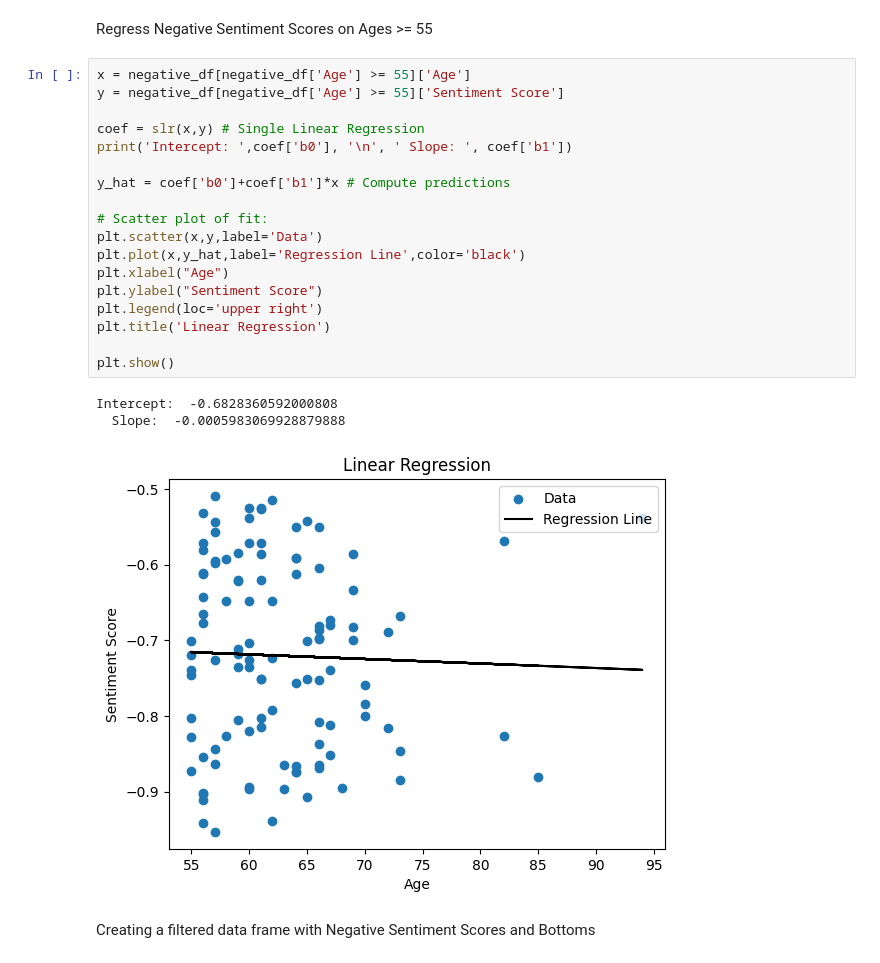
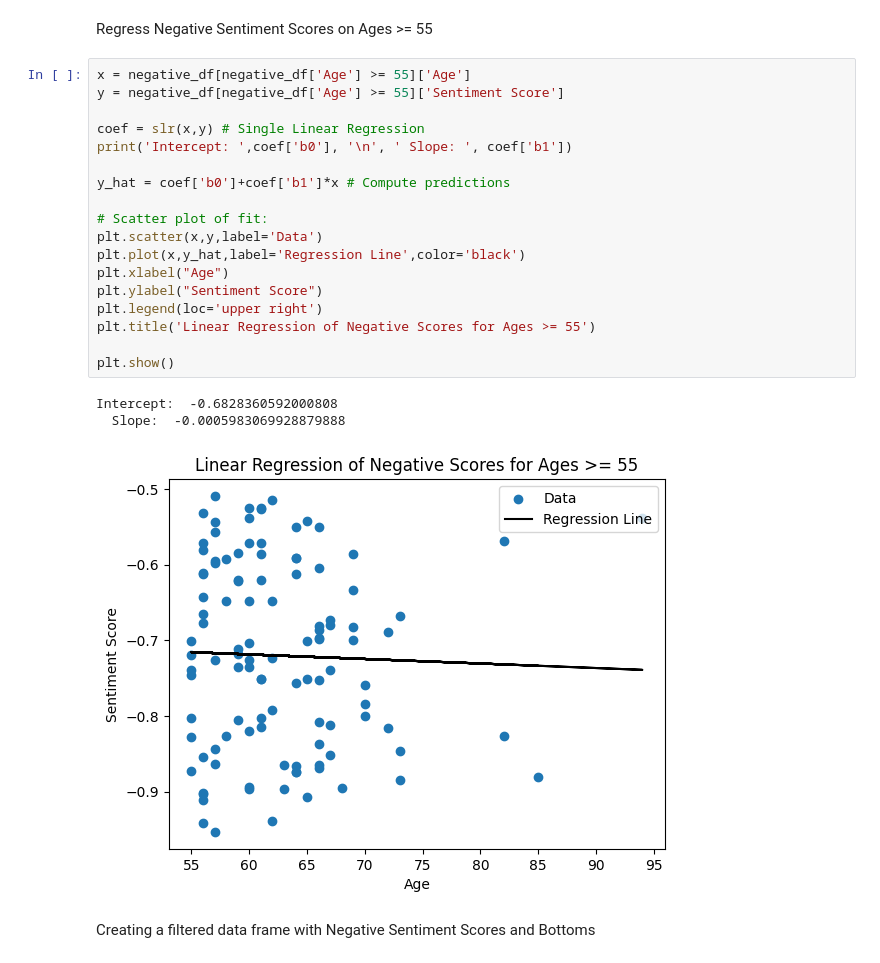
Before and after one commit to Sabrina-Hendricks/DS4002-Group13, a Jupyter notebook: Scripts/Ml3_Analysis_Negative.ipynb, the cells around one changed output. Saved outputs shown, nothing was run; the diff lists cells and outputs as text.

```diff
--- a/Scripts/Ml3_Analysis_Negative.ipynb
+++ b/Scripts/Ml3_Analysis_Negative.ipynb
@@ -145,25 +108,25 @@ Regress Negative Sentiment Scores on Ages >= 55
 # %%
 x = negative_df[negative_df['Age'] >= 55]['Age']
 y = negative_df[negative_df['Age'] >= 55]['Sentiment Score']
 
 coef = slr(x,y) # Single Linear Regression
 print('Intercept: ',coef['b0'], '\n', ' Slope: ', coef['b1'])
 
 y_hat = coef['b0']+coef['b1']*x # Compute predictions
 
 # Scatter plot of fit:
 plt.scatter(x,y,label='Data')
 plt.plot(x,y_hat,label='Regression Line',color='black')
 plt.xlabel("Age")
 plt.ylabel("Sentiment Score")
 plt.legend(loc='upper right')
-plt.title('Linear Regression')
+plt.title('Linear Regression of Negative Scores for Ages >= 55')
 
 plt.show()
 # %% [output]
 Intercept:  -0.6828360592000808
   Slope:  -0.0005983069928879888
-[figure, old version]
+[figure, new version]
 # %% [markdown]
 Creating a filtered data frame with Negative Sentiment Scores and Bottoms
 # %%
```
Also changed, not shown: parts of 6 cells of this notebook.
